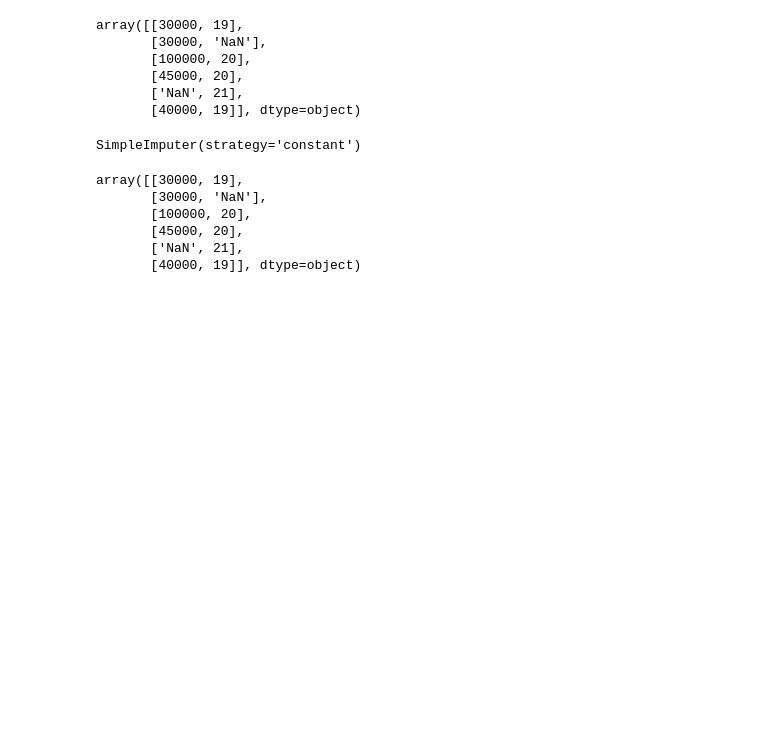
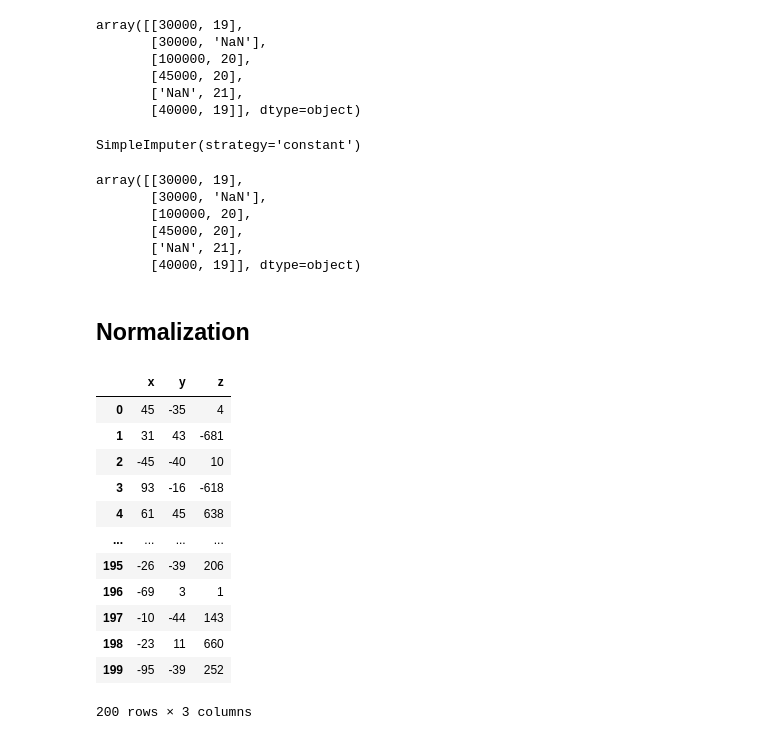
Before and after one commit to Mdanash/Machine_learning, a Jupyter notebook: Machine_Learning_Basics/Data Preprocessing.ipynb, the cells around one changed output. Cells and saved outputs as stored; diff of their text form; code cells hidden in the pictures; blank space fills up the shorter version.

```diff
--- a/Machine_Learning_Basics/Data Preprocessing.ipynb
+++ b/Machine_Learning_Basics/Data Preprocessing.ipynb
@@ -170,3 +170,5 @@ array([[30000, 19],
        [45000, 20],
        ['NaN', 21],
        [40000, 19]], dtype=object)
+# %% [markdown]
+##  Normalization
@@ -172,0 +177,17 @@ array([[30000, 19],
+# %%
+data1=pd.DataFrame({'x':np.random.randint(-100,100,200),'y':np.random.randint(-50,50,200),'z':np.random.randint(-700,700,200)})
+data1
+# %% [output]
+|  | x | y | z |
+| 0 | 45 | -35 | 4 |
+| 1 | 31 | 43 | -681 |
+| 2 | -45 | -40 | 10 |
+| 3 | 93 | -16 | -618 |
+| 4 | 61 | 45 | 638 |
+| ... | ... | ... | ... |
+| 195 | -26 | -39 | 206 |
+| 196 | -69 | 3 | 1 |
+| 197 | -10 | -44 | 143 |
+| 198 | -23 | 11 | 660 |
+| 199 | -95 | -39 | 252 |
+200 rows × 3 columns
```
Also changed, not shown: parts of 9 cells of this notebook.
